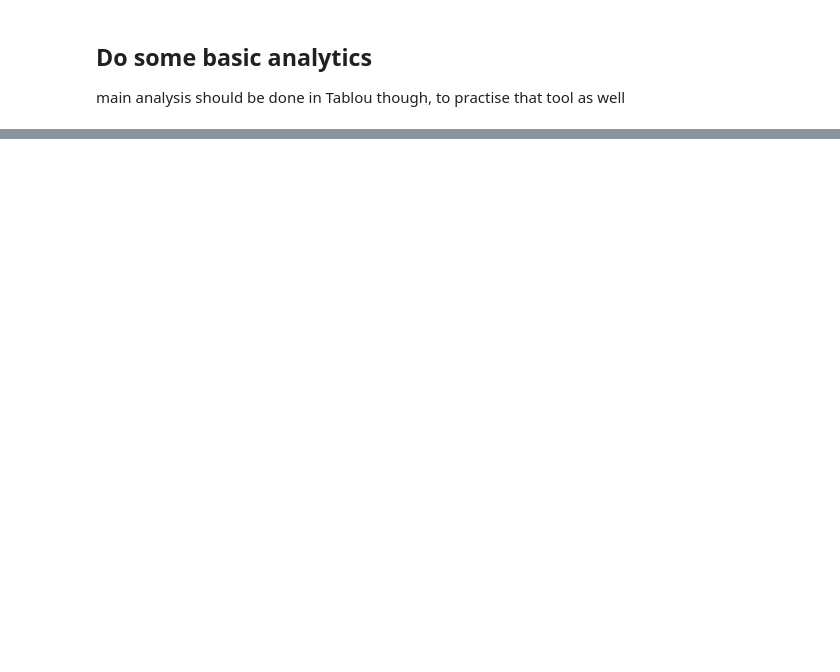
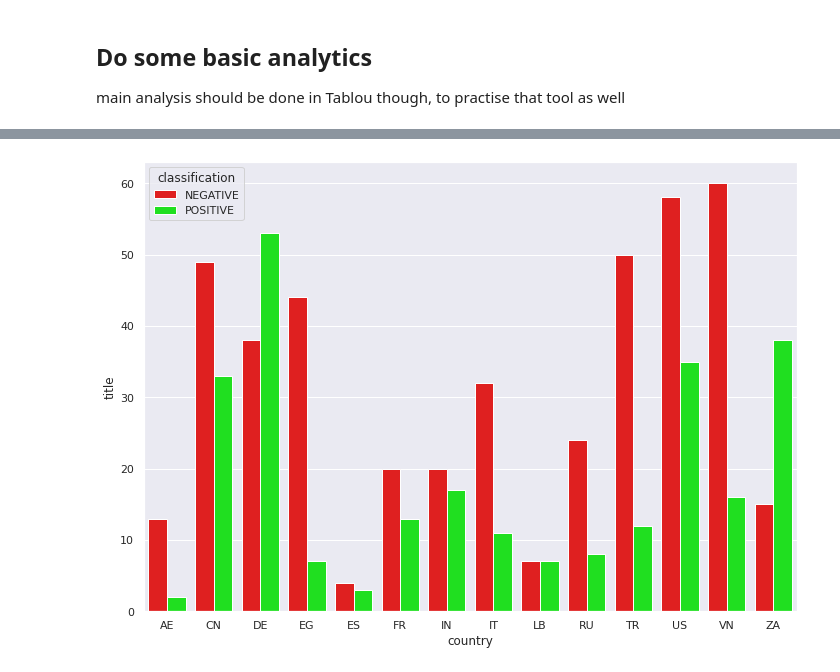
Before and after one commit to iCarambaaa/huggingface-news-analysis, a Jupyter notebook: final_prepocessing_steps.ipynb, the cells around one changed output, grey strips where cells are left out. Cells and saved outputs as stored; diff of their text form; code cells hidden in the pictures; blank space fills up the shorter version.

```diff
--- a/final_prepocessing_steps.ipynb
+++ b/final_prepocessing_steps.ipynb
@@ -81,0 +127,8 @@ fig.tight_layout(pad=1.0)
+# %%
+# need reset_index() so values can be ploted
+new = df[["classification", "country","title"]].groupby(["country", "classification"]).count().reset_index()
+
+sns.set(rc={'figure.figsize':(11.7,8.27)})
+ax = sns.barplot(x='country',y='title',hue='classification',data=new, palette=["#FF0000", "#00FF00"])
+# %% [output]
+[figure, added]
```
Also changed, not shown: parts of 6 cells of this notebook.
